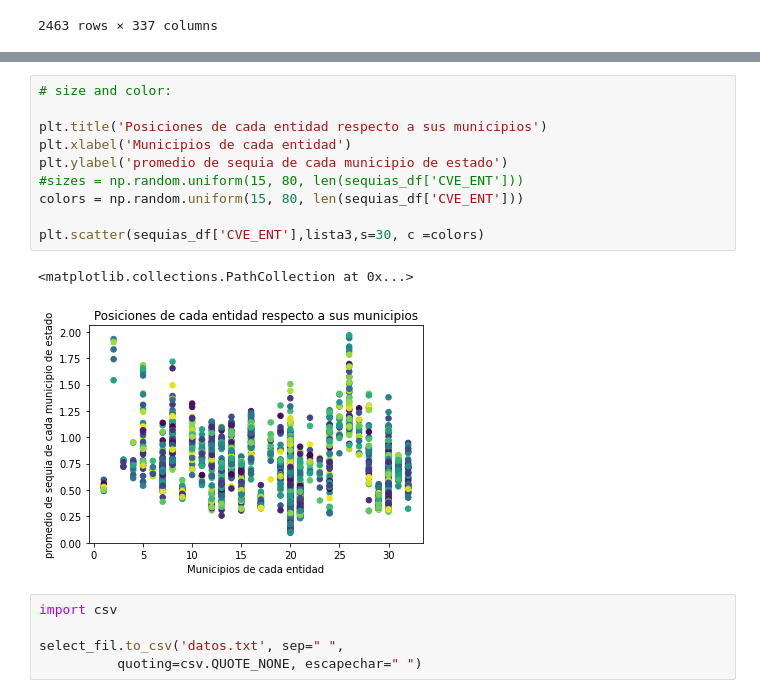
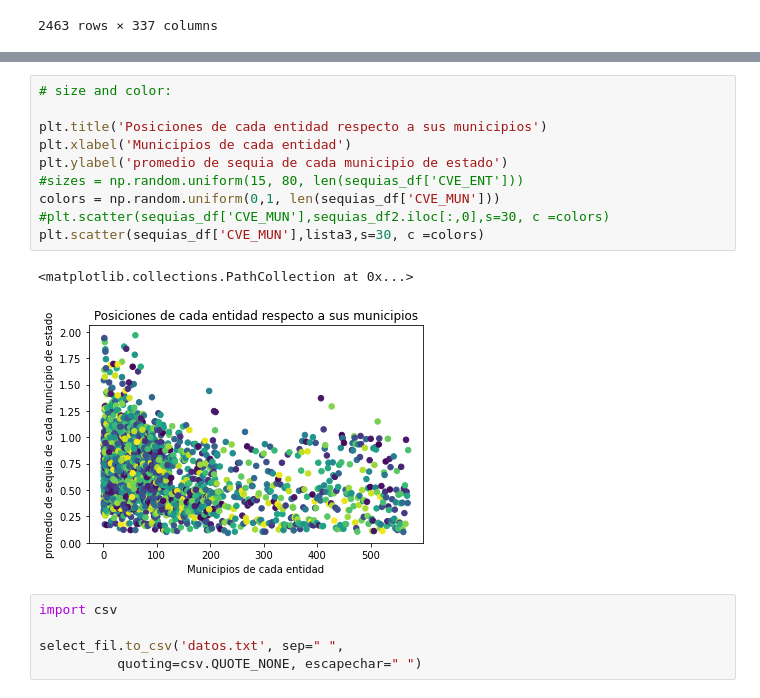
Before and after one commit to urielMontenegro1/datos_de_sequias, a Jupyter notebook: sequias_proyecto.ipynb, the cells around one changed output, grey strips where cells are left out. Drawn from its saved outputs; the diff is of its cells as text.

```diff
--- a/sequias_proyecto.ipynb
+++ b/sequias_proyecto.ipynb
@@ -263,16 +280,16 @@ sequias_df2
 # %%
 # size and color:
 
 plt.title('Posiciones de cada entidad respecto a sus municipios')
 plt.xlabel('Municipios de cada entidad')
 plt.ylabel('promedio de sequia de cada municipio de estado')
 #sizes = np.random.uniform(15, 80, len(sequias_df['CVE_ENT']))
-colors = np.random.uniform(15, 80, len(sequias_df['CVE_ENT']))
-
-plt.scatter(sequias_df['CVE_ENT'],lista3,s=30, c =colors)
+colors = np.random.uniform(0,1, len(sequias_df['CVE_MUN']))
+#plt.scatter(sequias_df['CVE_MUN'],sequias_df2.iloc[:,0],s=30, c =colors)
+plt.scatter(sequias_df['CVE_MUN'],lista3,s=30, c =colors)
 # %% [output]
 <matplotlib.collections.PathCollection at 0x...>
-[figure, old version]
+[figure, new version]
 # %%
 import csv
 
```
Also changed, not shown: parts of 16 cells of this notebook.
